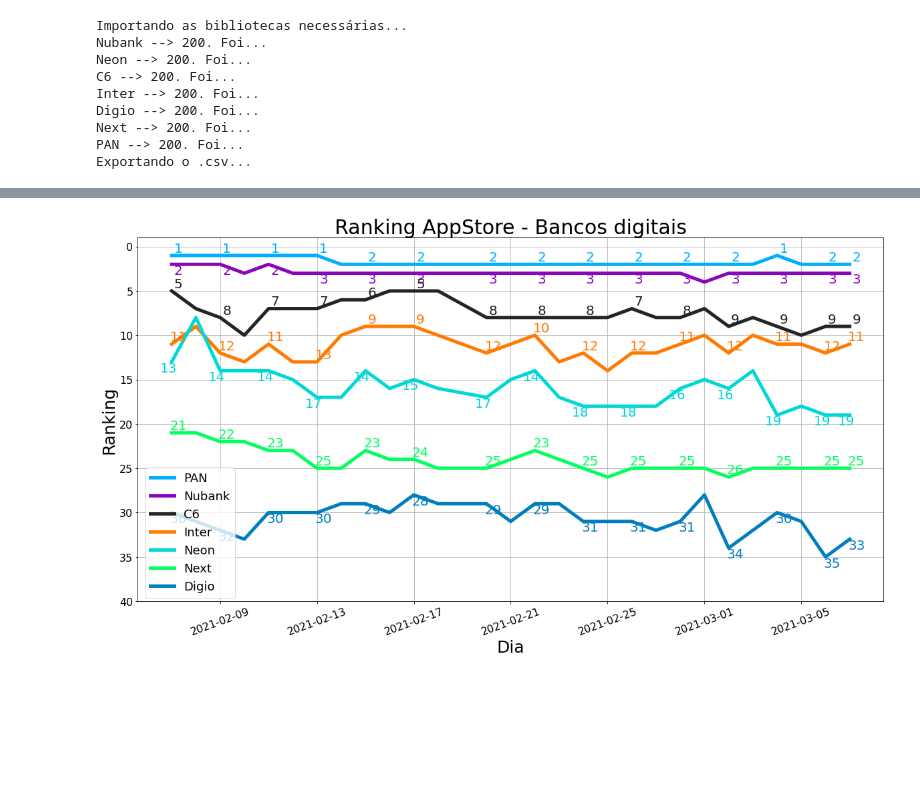
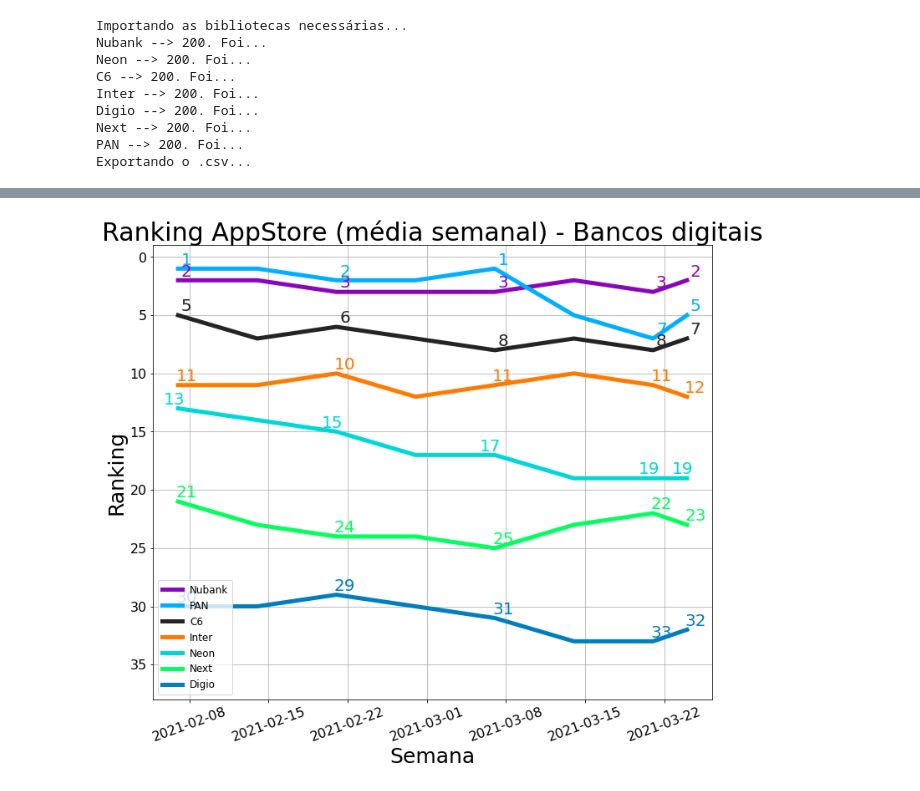
Before and after one commit to ViniViniAntunes/Praticando_Web_Scrap, a Jupyter notebook: rank_bancos_digitais_app_store.ipynb, the cells around one changed output, grey strips where cells are left out. Drawn from its saved outputs; the diff is of its cells as text; code cells hidden in the pictures; blank space fills up the shorter version.

Commit message:
Por semana

```diff
--- a/rank_bancos_digitais_app_store.ipynb
+++ b/rank_bancos_digitais_app_store.ipynb
@@ -166,0 +166,7 @@ df_rank
+# %%
+semana = {df_rank['Data'][i].isocalendar()[1]: df_rank['Data'][i].date() for i in range(len(df_rank))}
+df_rank['Semana'] = df_rank['Data'].apply(lambda x: semana[x.isocalendar()[1]])
+df_rank_semanal = df_rank.groupby('Semana').mean().astype(int)
+df_rank.drop('Semana', axis=1, inplace=True)
+df_rank_semanal.reset_index(inplace=True)
+df_rank_semanal
@@ -167,5 +183,5 @@ df_rank
 # %%
-ultimos_30_dias = df_rank.iloc[-28:, :]
+# ultimos_30_dias = df_rank.iloc[-28:, :]
 
 cores = {'Nubank': '#8A06BD',
          'Neon': '#00D8D8',
@@ -176,9 +192,9 @@ cores = {'Nubank': '#8A06BD',
          'PAN': '#00AFFF'}
 
 # Configurando as figura
-plt.figure(figsize=(20, 10))
+plt.figure(figsize=(12, 10))
 
-apps = ultimos_30_dias.iloc[:-1, 3:].mean().sort_values().index
+apps = df_rank_semanal.iloc[:, 1:].mean().sort_values().index
 
 # Iterando em cada app
 for app in apps:
@@ -187,23 +203,23 @@ for app in apps:
     cont = 0
 
     # Plotando o gráfico para cada app
-    plt.plot(ultimos_30_dias['Data'], ultimos_30_dias[app], color=cores[app], label=app, linewidth=5)
+    plt.plot(df_rank_semanal['Semana'], df_rank_semanal[app], color=cores[app], label=app, linewidth=5)
 
     # Iternando em cada par (data, ranking) para cada app
-    for x,y in zip(ultimos_30_dias['Data'], ultimos_30_dias[f'{app}']):
+    for x,y in zip(df_rank_semanal['Semana'], df_rank_semanal[f'{app}']):
 
         # Condição para mudar as posições das anotações do app da Nubank
         if app == 'Nubank':
 
             # Setando as posições das anotações do app da Nubank
-            y_pos = -15
+            y_pos = 5
             x_pos = 10
 
         # Condição para mudar as posições das anotações do app da Neon
         elif app == 'Neon':
 
             # Setando as posições das anotações do app da Neon
-            y_pos = -15
+            y_pos = 5
             x_pos = -5
 
         # Condição para mudar as posições das anotações do app da C6
@@ -224,7 +240,7 @@ for app in apps:
         elif app == 'Digio':
 
             # Setando as posições das anotações do app da Digio
-            y_pos = -15
+            y_pos = 5
             x_pos = 10
 
         # Condição para mudar as posições das anotações do app da Next
@@ -242,7 +258,7 @@ for app in apps:
             x_pos = 10
 
         # Condição para mostrar não mostrar todas as anotações
-        if cont % 2 == 0 or cont == ultimos_30_dias.shape[0] - 1:
+        if cont % 2 == 0 or cont == df_rank_semanal.shape[0] - 1:
 
             # label -> anotação que vai aparecer
             anotacao = f'{y}'
@@ -256,36 +272,36 @@ for app in apps:
                          color=cores[app]) # cor da anotação
 
         # Incrementanndo o contador
         cont += 1
 
-limite = ultimos_30_dias.iloc[:, 3:].max().max() + 5
+limite = df_rank_semanal.iloc[:, 1:].max().max() + 5
 
 # Invertendo o eixo y
 plt.ylim(limite, -1)
 
 # Colocando grid
 plt.grid(True)
 
 # Definindo o título
-plt.title('Ranking AppStore (Últimos 30 dias) - Bancos digitais', fontsize=30)
+plt.title('Ranking AppStore (média semanal) - Bancos digitais', fontsize=30)
 
 # Definindo a legenda
-plt.legend(labels=apps, fontsize=18, loc=(0.01, 0.01))
+plt.legend(labels=apps, fontsize=12, loc=0, fancybox=True)
 
 # Definindo o label do eixo y
 plt.ylabel('Ranking', fontsize=25)
 
 # Definindo o label do eixo x
-plt.xlabel('Dia', fontsize=25)
+plt.xlabel('Semana', fontsize=25)
 
 # Formatando os ticks
 plt.xticks(fontsize=16, rotation=20)
 plt.yticks(fontsize=16)
 
 # Salvando a figura
-# plt.savefig('images\\Ranking_AppStore-Bancos_digitais.png')
+plt.savefig('images\\Ranking_AppStore-Bancos_digitais.png')
 
 # Mostrando a figura
 plt.show()
 # %% [output]
-[figure, old version]
+[figure, new version]
```
Also changed, not shown: parts of 5 cells of this notebook, 1 other file.
